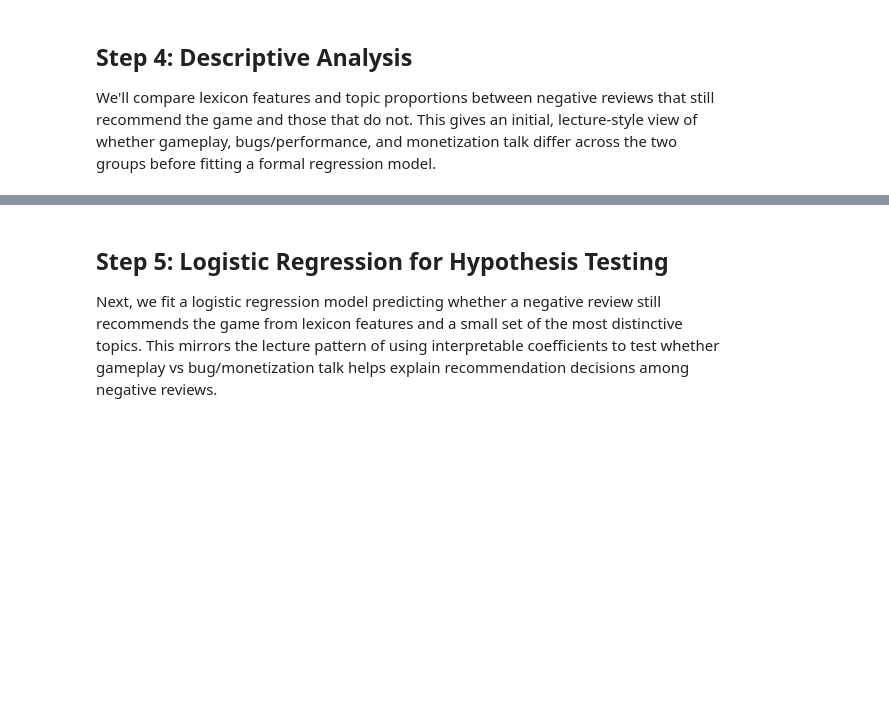
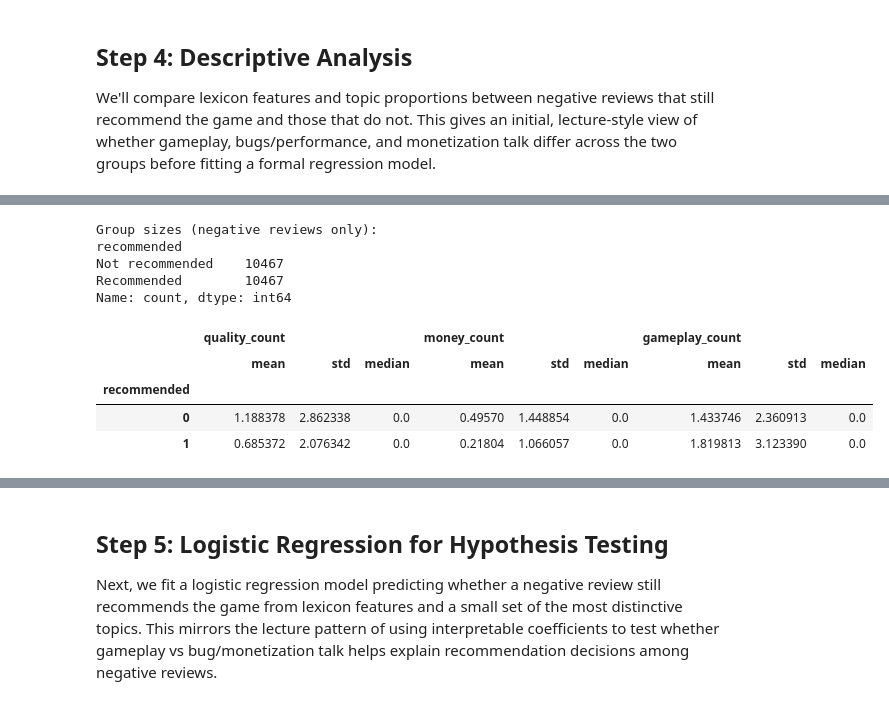
Before and after one commit to kych23/csgo-reviews-sentiment-analysis, a Jupyter notebook: project.ipynb, the cells around one changed output, grey strips where cells are left out. Drawn from its saved outputs; the diff is of its cells as text; code cells hidden in the pictures; blank space fills up the shorter version.

```diff
--- a/project.ipynb
+++ b/project.ipynb
@@ -431,16 +393,0 @@ Lexicon features computed
-# %%
-# Compute stylistic features
-df['review_len_tokens'] = df['token_count']  # Already computed
-df['exclamation_count'] = df['review'].apply(lambda x: x.count('!'))
-
-# Simple profanity list (small subset for demonstration)
-PROFANITY_LIST = ['shit', 'fuck', 'damn', 'crap', 'hell', 'ass', 'bitch']
-df['profanity_count'] = df['clean_text'].apply(lambda x: sum(1 for word in PROFANITY_LIST if word in x.split()))
-
-print("Stylistic features computed")
-print(f"  Review length (tokens) - mean: {df['review_len_tokens'].mean():.1f}, median: {df['review_len_tokens'].median():.1f}")
-print(f"  Exclamation count - mean: {df['exclamation_count'].mean():.2f}, median: {df['exclamation_count'].median():.1f}")
-print(f"  Profanity count - mean: {df['profanity_count'].mean():.2f}, median: {df['profanity_count'].median():.1f}")
-
-
-df.head()
@@ -658,0 +524,18 @@ Top 10 topics where recommended vs not-recommended differ most (rec - not):
+# %%
+print("Group sizes (negative reviews only):")
+print(df['recommended'].value_counts().rename(index={0: 'Not recommended', 1: 'Recommended'}))
+
+lex_cols = ['quality_count', 'money_count', 'gameplay_count']
+summary_lex = df.groupby('recommended')[lex_cols].agg(['mean', 'std', 'median'])
+summary_lex
+# %% [output]
+Group sizes (negative reviews only):
+recommended
+Not recommended    10467
+Recommended        10467
+Name: count, dtype: int64
+|  | quality_count |  |  | money_count |  |  | gameplay_count |  |  |
+|  | mean | std | median | mean | std | median | mean | std | median |
+| recommended |  |  |  |  |  |  |  |  |  |
+| 0 | 1.188378 | 2.862338 | 0.0 | 0.49570 | 1.448854 | 0.0 | 1.433746 | 2.360913 | 0.0 |
+| 1 | 0.685372 | 2.076342 | 0.0 | 0.21804 | 1.066057 | 0.0 | 1.819813 | 3.123390 | 0.0 |
```
Also changed, not shown: parts of 18 cells of this notebook, 2 other files.
